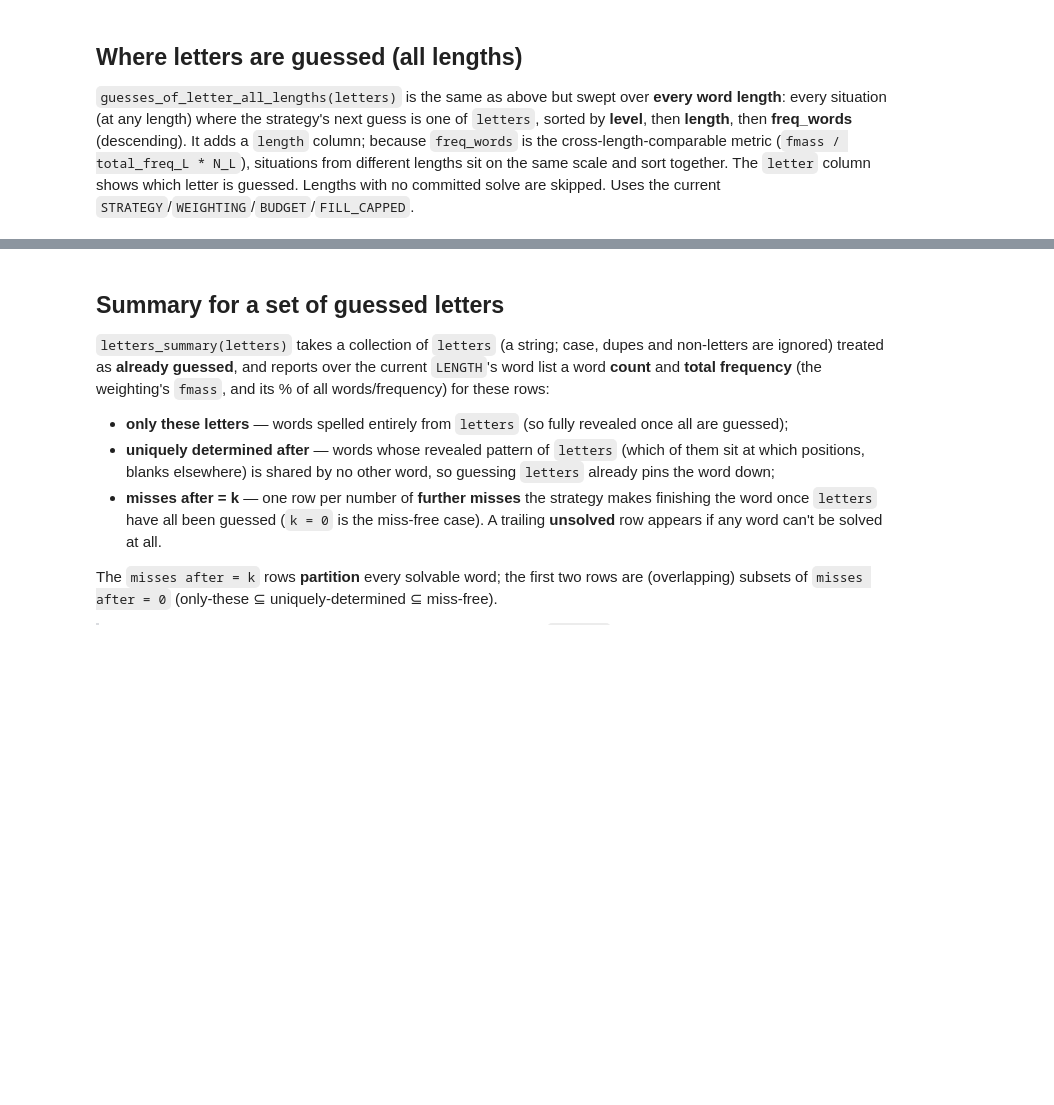
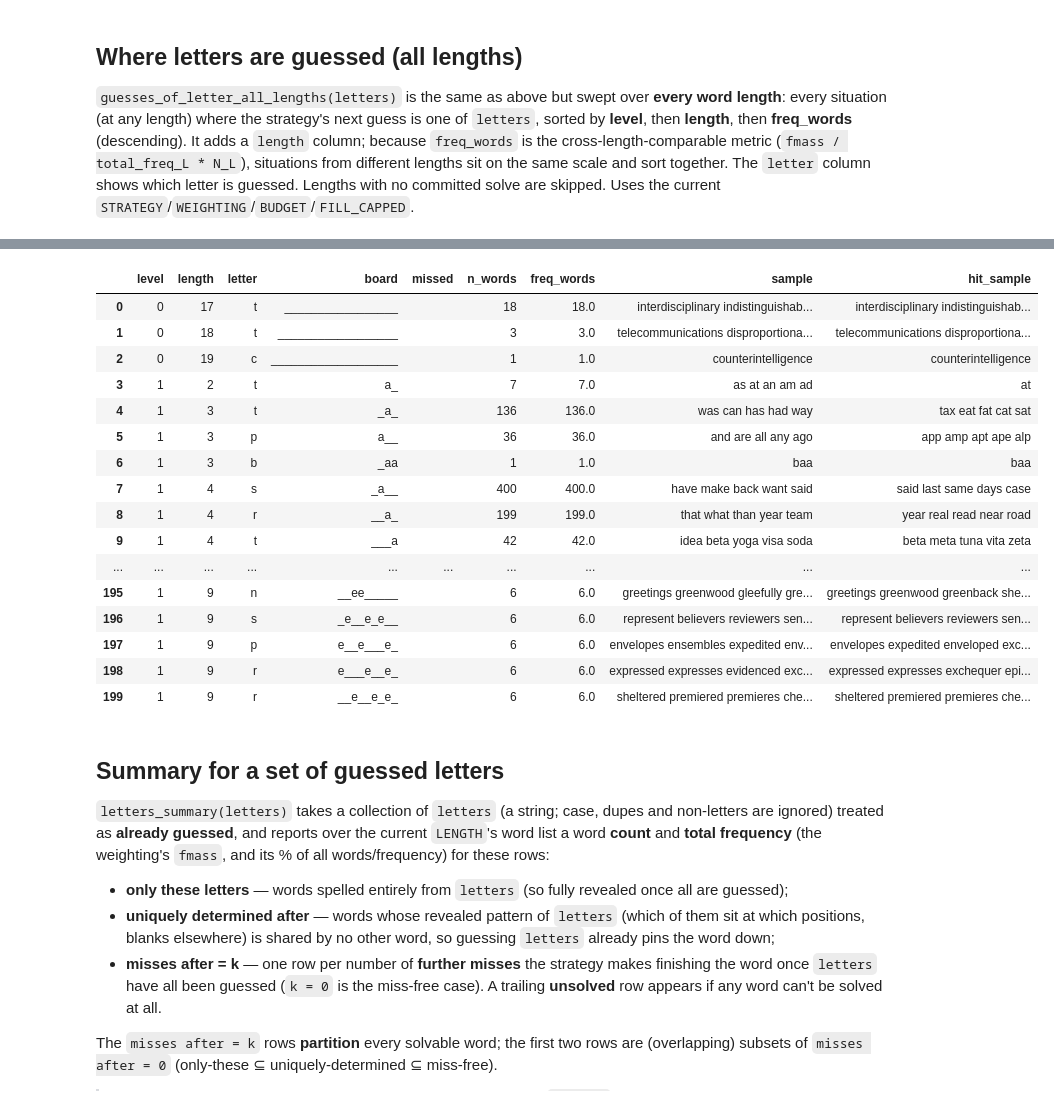
Before and after one commit to Ballpark-Figures/hangman, a Jupyter notebook: math/notebooks/letter_analysis.ipynb, the cells around one changed output, grey strips where cells are left out. Cells and saved outputs as stored; diff of their text form; code cells hidden in the pictures; blank space fills up the shorter version.

```diff
--- a/math/notebooks/letter_analysis.ipynb
+++ b/math/notebooks/letter_analysis.ipynb
@@ -177,3 +215,26 @@ with pd.option_context('display.max_colwidth', None):
+# %%
+consonants = 'bcdfghjklmnpqrstvwxz'
+res2 = guesses_of_letter_all_lengths(consonants)
+with pd.option_context('display.max_colwidth', None):
+    display(res2.head(200))
+# %% [output]
+|  | level | length | letter | board | missed | n_words | freq_words | sample | hit_sample |
+| 0 | 0 | 17 | t | _________________ |  | 18 | 18.0 | interdisciplinary indistinguishab... | interdisciplinary indistinguishab... |
+| 1 | 0 | 18 | t | __________________ |  | 3 | 3.0 | telecommunications disproportiona... | telecommunications disproportiona... |
+| 2 | 0 | 19 | c | ___________________ |  | 1 | 1.0 | counterintelligence | counterintelligence |
+| 3 | 1 | 2 | t | a_ |  | 7 | 7.0 | as at an am ad | at |
+| 4 | 1 | 3 | t | _a_ |  | 136 | 136.0 | was can has had way | tax eat fat cat sat |
+| 5 | 1 | 3 | p | a__ |  | 36 | 36.0 | and are all any ago | app amp apt ape alp |
+| 6 | 1 | 3 | b | _aa |  | 1 | 1.0 | baa | baa |
+| 7 | 1 | 4 | s | _a__ |  | 400 | 400.0 | have make back want said | said last same days case |
+| 8 | 1 | 4 | r | __a_ |  | 199 | 199.0 | that what than year team | year real read near road |
+| 9 | 1 | 4 | t | ___a |  | 42 | 42.0 | idea beta yoga visa soda | beta meta tuna vita zeta |
+| ... | ... | ... | ... | ... | ... | ... | ... | ... | ... |
+| 195 | 1 | 9 | n | __ee_____ |  | 6 | 6.0 | greetings greenwood gleefully gre... | greetings greenwood greenback she... |
+| 196 | 1 | 9 | s | _e__e_e__ |  | 6 | 6.0 | represent believers reviewers sen... | represent believers reviewers sen... |
+| 197 | 1 | 9 | p | e__e___e_ |  | 6 | 6.0 | envelopes ensembles expedited env... | envelopes expedited enveloped exc... |
+| 198 | 1 | 9 | r | e___e__e_ |  | 6 | 6.0 | expressed expresses evidenced exc... | expressed expresses exchequer epi... |
+| 199 | 1 | 9 | r | __e__e_e_ |  | 6 | 6.0 | sheltered premiered premieres che... | sheltered premiered premieres che... |
 # %% [markdown]
 ## Summary for a set of guessed letters
 
```
Also changed, not shown: parts of 8 cells of this notebook, 1 other file.
